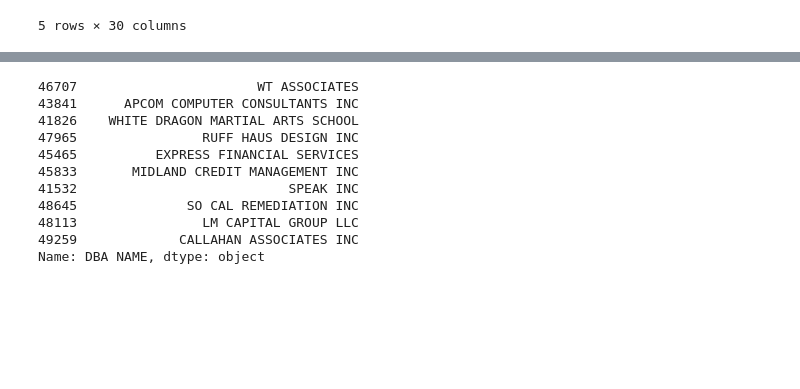
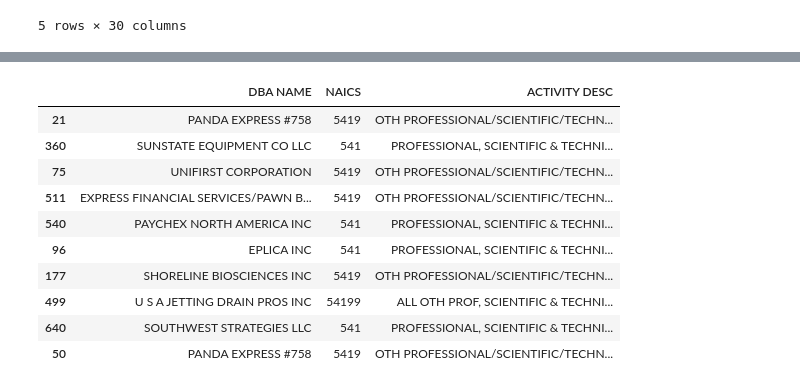
Before and after one commit to jointheleague/marketing-data, a Jupyter notebook: notebooks/ericbusboom/sd_business.ipynb, the cells around one changed output, grey strips where cells are left out. Cells and saved outputs as stored; diff of their text form; code cells hidden in the pictures; blank space fills up the shorter version.

```diff
--- a/notebooks/ericbusboom/sd_business.ipynb
+++ b/notebooks/ericbusboom/sd_business.ipynb
@@ -91,14 +93,14 @@ t.to_file(dd / "computer_companies.geojson", driver='GeoJSON')
 # %%
-sd_soft.sample(10)['DBA NAME']
+sd_soft.sample(10)[['DBA NAME', 'NAICS', 'ACTIVITY DESC']]
 # %% [output]
-46707                       WT ASSOCIATES
-43841      APCOM COMPUTER CONSULTANTS INC
-41826    WHITE DRAGON MARTIAL ARTS SCHOOL
-47965                RUFF HAUS DESIGN INC
-45465          EXPRESS FINANCIAL SERVICES
-45833       MIDLAND CREDIT MANAGEMENT INC
-41532                           SPEAK INC
-48645              SO CAL REMEDIATION INC
-48113                LM CAPITAL GROUP LLC
-49259             CALLAHAN ASSOCIATES INC
-Name: DBA NAME, dtype: object
+|  | DBA NAME | NAICS | ACTIVITY DESC |
+| 21 | PANDA EXPRESS #758 | 5419 | OTH PROFESSIONAL/SCIENTIFIC/TECHN... |
+| 360 | SUNSTATE EQUIPMENT CO LLC | 541 | PROFESSIONAL, SCIENTIFIC & TECHNI... |
+| 75 | UNIFIRST CORPORATION | 5419 | OTH PROFESSIONAL/SCIENTIFIC/TECHN... |
+| 511 | EXPRESS FINANCIAL SERVICES/PAWN B... | 5419 | OTH PROFESSIONAL/SCIENTIFIC/TECHN... |
+| 540 | PAYCHEX NORTH AMERICA INC | 541 | PROFESSIONAL, SCIENTIFIC & TECHNI... |
+| 96 | EPLICA INC | 541 | PROFESSIONAL, SCIENTIFIC & TECHNI... |
+| 177 | SHORELINE BIOSCIENCES INC | 5419 | OTH PROFESSIONAL/SCIENTIFIC/TECHN... |
+| 499 | U S A JETTING DRAIN PROS INC | 54199 | ALL OTH PROF, SCIENTIFIC & TECHNI... |
+| 640 | SOUTHWEST STRATEGIES LLC | 541 | PROFESSIONAL, SCIENTIFIC & TECHNI... |
+| 50 | PANDA EXPRESS #758 | 5419 | OTH PROFESSIONAL/SCIENTIFIC/TECHN... |
```
Also changed, not shown: parts of 7 cells of this notebook, 2 other files.
